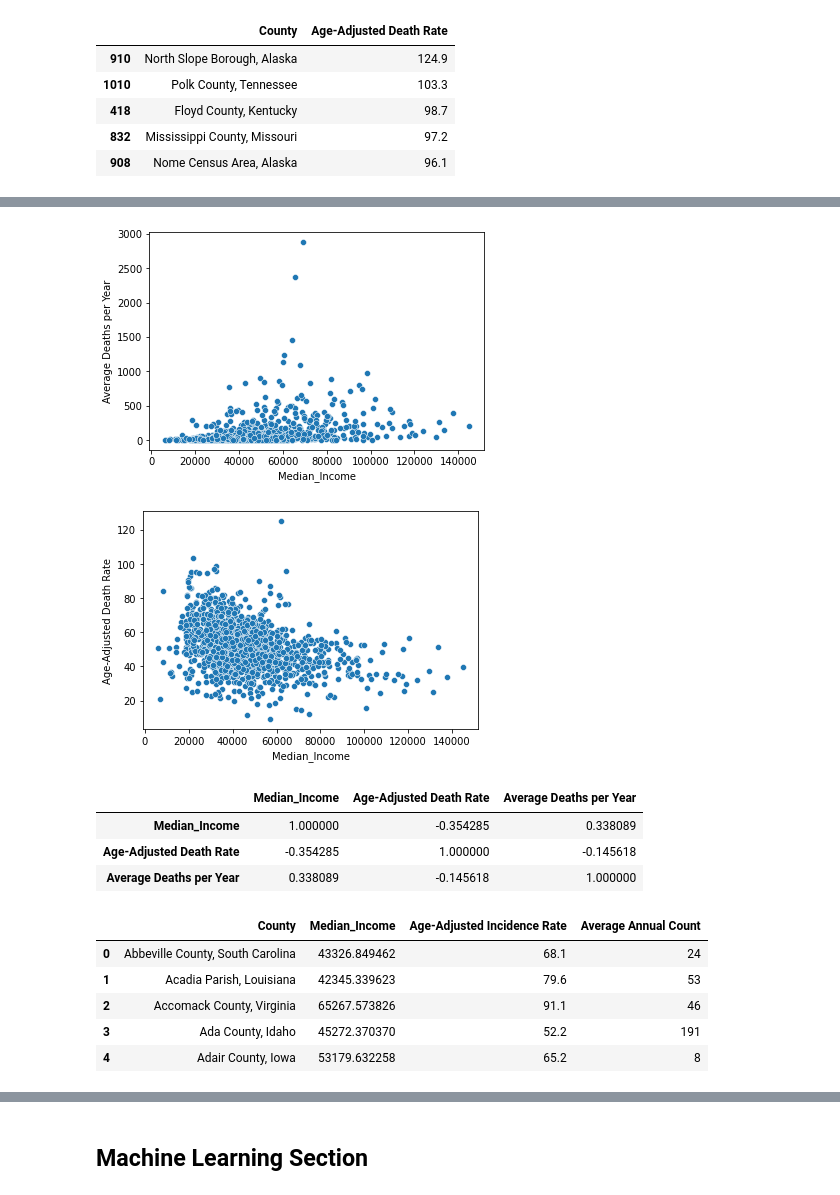
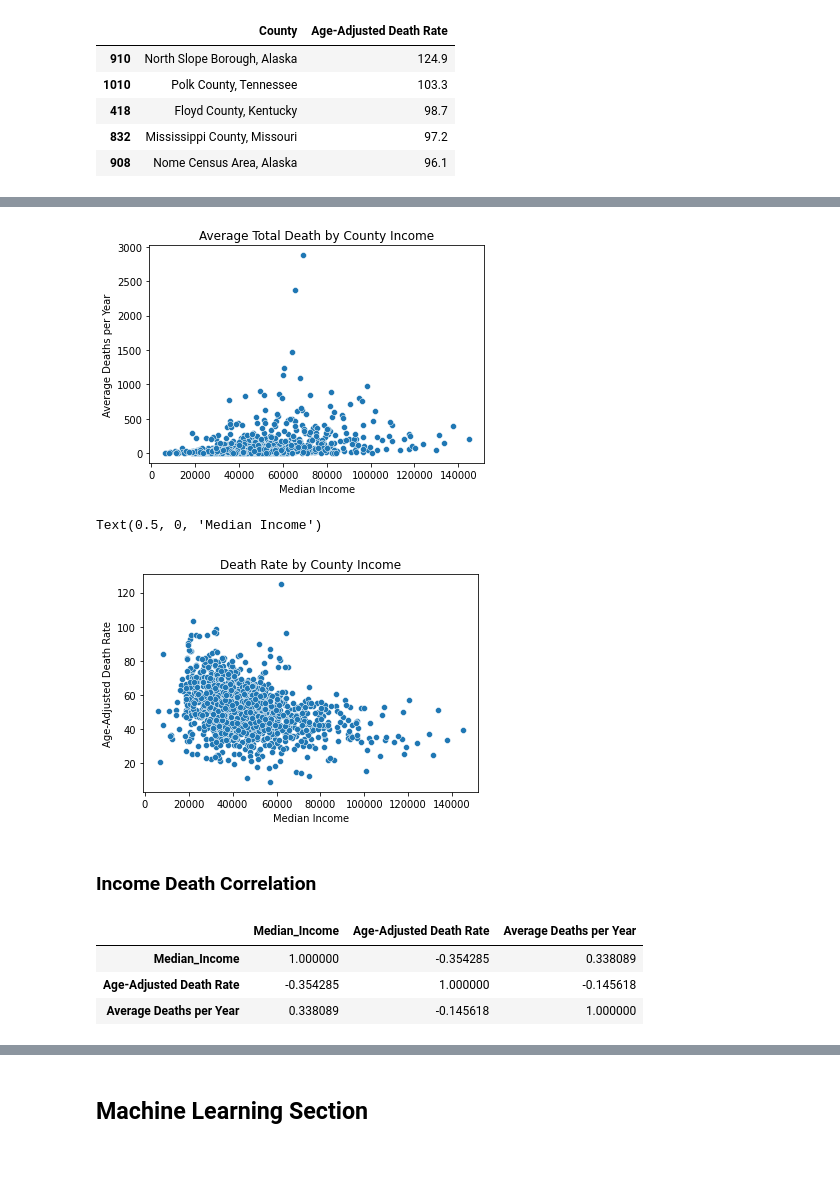
Before and after one commit to patriciawetherby/jupyter-notebook-CancerAnalysis, a Jupyter notebook: CancerRateAnalysis.ipynb, the cells around one changed output, grey strips where cells are left out. Drawn from its saved outputs; the diff is of its cells as text; code cells hidden in the pictures; blank space fills up the shorter version.

Commit message:
Adjusted output messages

```diff
--- a/CancerRateAnalysis.ipynb
+++ b/CancerRateAnalysis.ipynb
@@ -16 +17,8 @@ incident_death = pd.read_csv('incident_death_data.csv')
+# %%
+url0 = 'https://raw.githubusercontent.com/pwetherby/CancerAnalysis/main/income_death_data.csv'
+income_death = pd.read_csv(url0)
+url1 = 'https://raw.githubusercontent.com/pwetherby/CancerAnalysis/main/income_incident_data.csv'
+income_incident = pd.read_csv(url1)
+url2 = 'https://raw.githubusercontent.com/pwetherby/CancerAnalysis/main/incident_death_data.csv'
+incident_death = pd.read_csv(url2)
 # %% [markdown]
@@ -46,11 +58,19 @@ sns.displot(x='Median_Income',data=income_death,kde=True,bins=100);
 # %%
+
 sns.scatterplot(x='Median_Income',y='Average Deaths per Year',data=income_death);
+plt.title('Average Total Death by County Income');
+plt.xlabel('Median Income');
 # %% [output]
-[figure, old version]
+[figure, new version]
 # %%
 sns.scatterplot(x='Median_Income',y='Age-Adjusted Death Rate',data=income_death);
+plt.title('Death Rate by County Income')
+plt.xlabel('Median Income')
 # %% [output]
+Text(0.5, 0, 'Median Income')
-[figure, old version]
+[figure, new version]
+# %% [markdown]
+### Income Death Correlation
 # %%
 income_death.corr()
 # %% [output]
@@ -58,12 +78,3 @@ income_death.corr()
 | Median_Income | 1.000000 | -0.354285 | 0.338089 |
 | Age-Adjusted Death Rate | -0.354285 | 1.000000 | -0.145618 |
 | Average Deaths per Year | 0.338089 | -0.145618 | 1.000000 |
-# %%
-income_incident.head()
-# %% [output]
-|  | County | Median_Income | Age-Adjusted Incidence Rate | Average Annual Count |
-| 0 | Abbeville County, South Carolina | 43326.849462 | 68.1 | 24 |
-| 1 | Acadia Parish, Louisiana | 42345.339623 | 79.6 | 53 |
-| 2 | Accomack County, Virginia | 65267.573826 | 91.1 | 46 |
-| 3 | Ada County, Idaho | 45272.370370 | 52.2 | 191 |
-| 4 | Adair County, Iowa | 53179.632258 | 65.2 | 8 |
```
Also changed, not shown: parts of 43 cells of this notebook.
